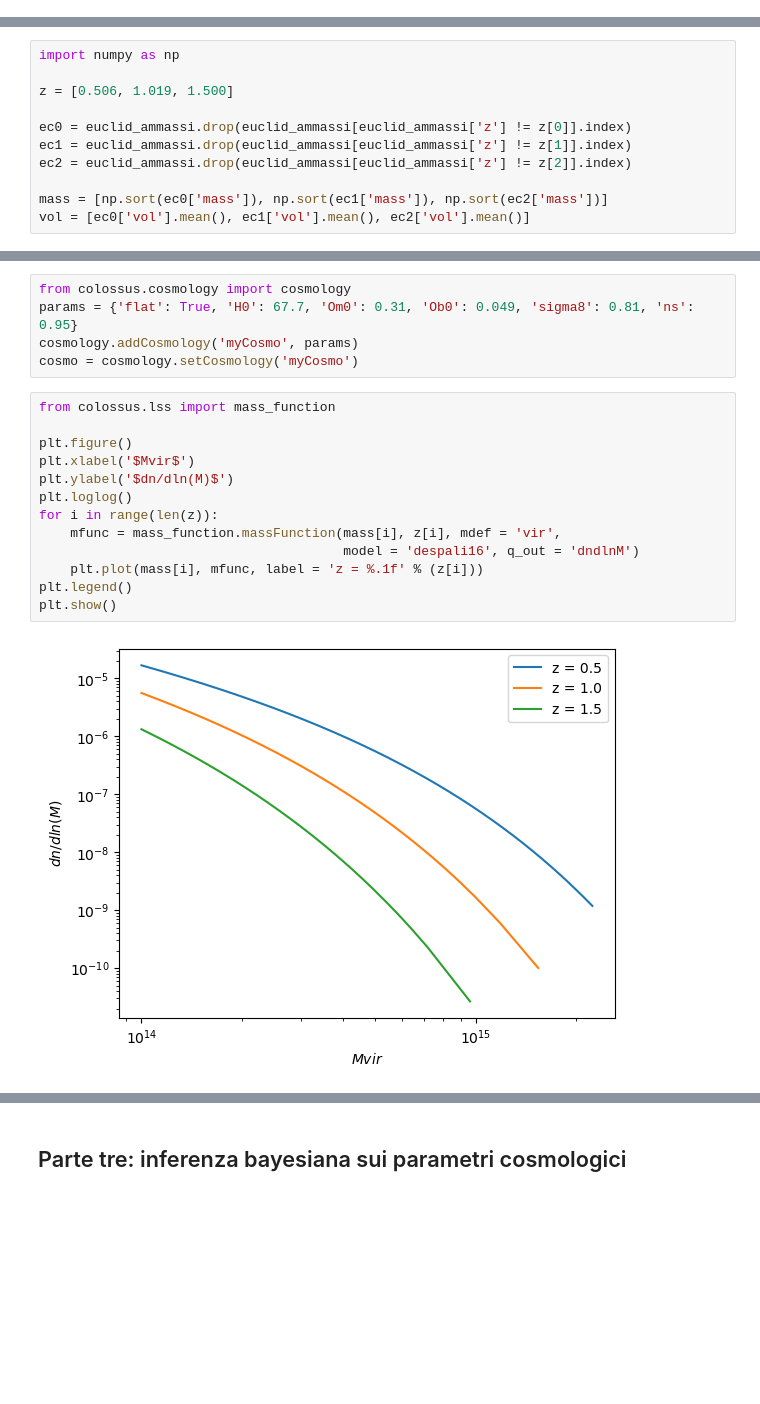
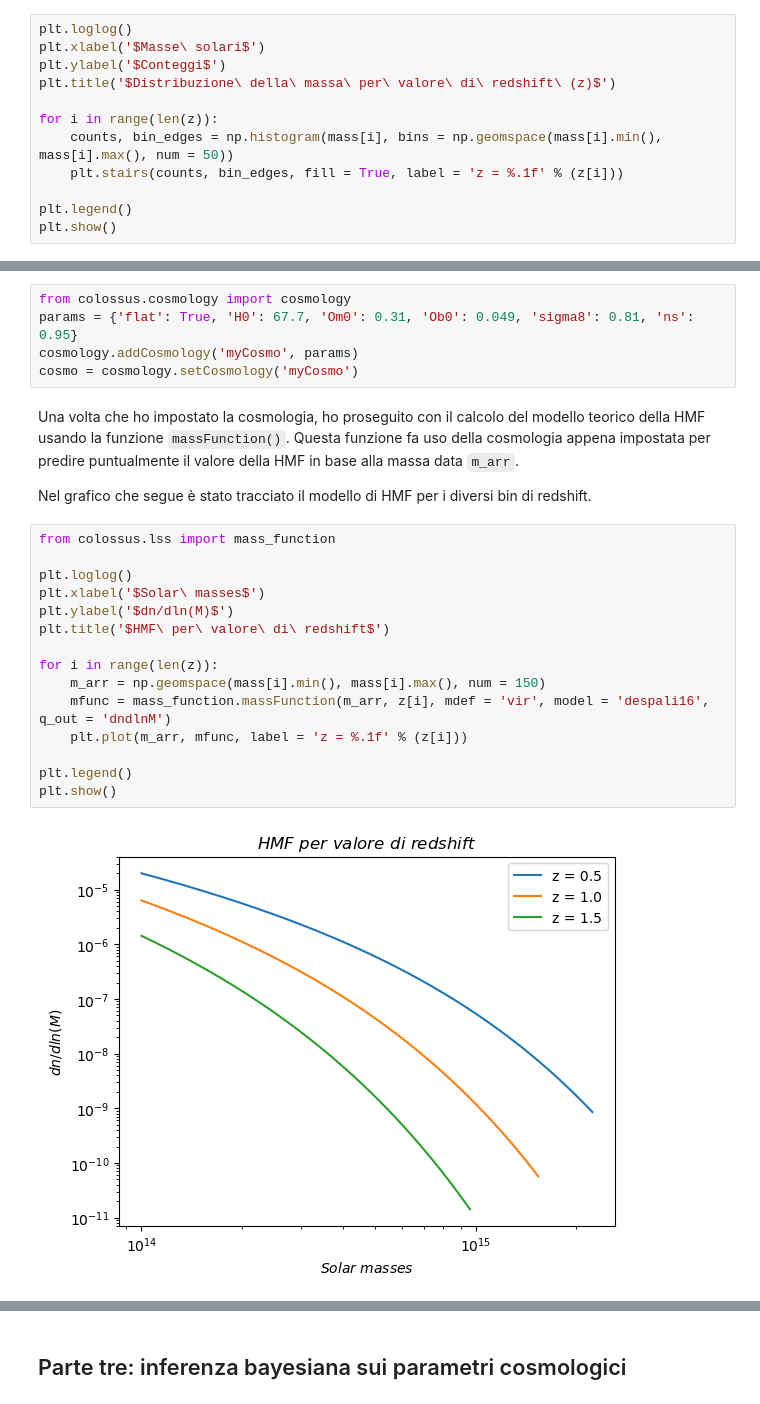
Before and after one commit to basagliuz/Esame_TRMD, a Jupyter notebook: HMF.ipynb, the cells around one changed output, grey strips where cells are left out. Saved outputs shown, nothing was run; the diff lists cells and outputs as text; blank space fills up the shorter version.

```diff
--- a/HMF.ipynb
+++ b/HMF.ipynb
@@ -78,0 +75,12 @@ plt.show()
+# %%
+plt.loglog()
+plt.xlabel('$Masse\ solari$')
+plt.ylabel('$Conteggi$')
+plt.title('$Distribuzione\ della\ massa\ per\ valore\ di\ redshift\ (z)$')
+
+for i in range(len(z)):
+    counts, bin_edges = np.histogram(mass[i], bins = np.geomspace(mass[i].min(), mass[i].max(), num = 50))
+    plt.stairs(counts, bin_edges, fill = True, label = 'z = %.1f' % (z[i]))
+
+plt.legend()
+plt.show()
@@ -83,11 +92,0 @@ ec0 = euclid_ammassi.drop(euclid_ammassi[euclid_ammassi['z'] != 1.019].index)
-# %%
-import numpy as np
-
-z = [0.506, 1.019, 1.500]
-
-ec0 = euclid_ammassi.drop(euclid_ammassi[euclid_ammassi['z'] != z[0]].index)
-ec1 = euclid_ammassi.drop(euclid_ammassi[euclid_ammassi['z'] != z[1]].index)
-ec2 = euclid_ammassi.drop(euclid_ammassi[euclid_ammassi['z'] != z[2]].index)
-
-mass = [np.sort(ec0['mass']), np.sort(ec1['mass']), np.sort(ec2['mass'])]
-vol = [ec0['vol'].mean(), ec1['vol'].mean(), ec2['vol'].mean()]
@@ -96,18 +108,24 @@ from colossus.cosmology import cosmology
 params = {'flat': True, 'H0': 67.7, 'Om0': 0.31, 'Ob0': 0.049, 'sigma8': 0.81, 'ns': 0.95}
 cosmology.addCosmology('myCosmo', params)
 cosmo = cosmology.setCosmology('myCosmo')
+# %% [markdown]
+Una volta che ho impostato la cosmologia, ho proseguito con il calcolo del modello teorico della HMF usando la funzione `massFunction()`. Questa funzione fa uso della cosmologia appena impostata per predire puntualmente il valore della HMF in base alla massa data `m_arr`.
+
+Nel grafico che segue è stato tracciato il modello di HMF per i diversi bin di redshift.
 # %%
 from colossus.lss import mass_function
 
-plt.figure()
-plt.xlabel('$Mvir$')
+plt.loglog()
+plt.xlabel('$Solar\ masses$')
 plt.ylabel('$dn/dln(M)$')
-plt.loglog()
+plt.title('$HMF\ per\ valore\ di\ redshift$')
+
 for i in range(len(z)):
-    mfunc = mass_function.massFunction(mass[i], z[i], mdef = 'vir',
-                                       model = 'despali16', q_out = 'dndlnM')
-    plt.plot(mass[i], mfunc, label = 'z = %.1f' % (z[i]))
+    m_arr = np.geomspace(mass[i].min(), mass[i].max(), num = 150)
+    mfunc = mass_function.massFunction(m_arr, z[i], mdef = 'vir', model = 'despali16', q_out = 'dndlnM')
+    plt.plot(m_arr, mfunc, label = 'z = %.1f' % (z[i]))
+
 plt.legend()
 plt.show()
 # %% [output]
-[figure, old version]
+[figure, new version]
```
Also changed, not shown: parts of 137 cells of this notebook, 9 other files.
